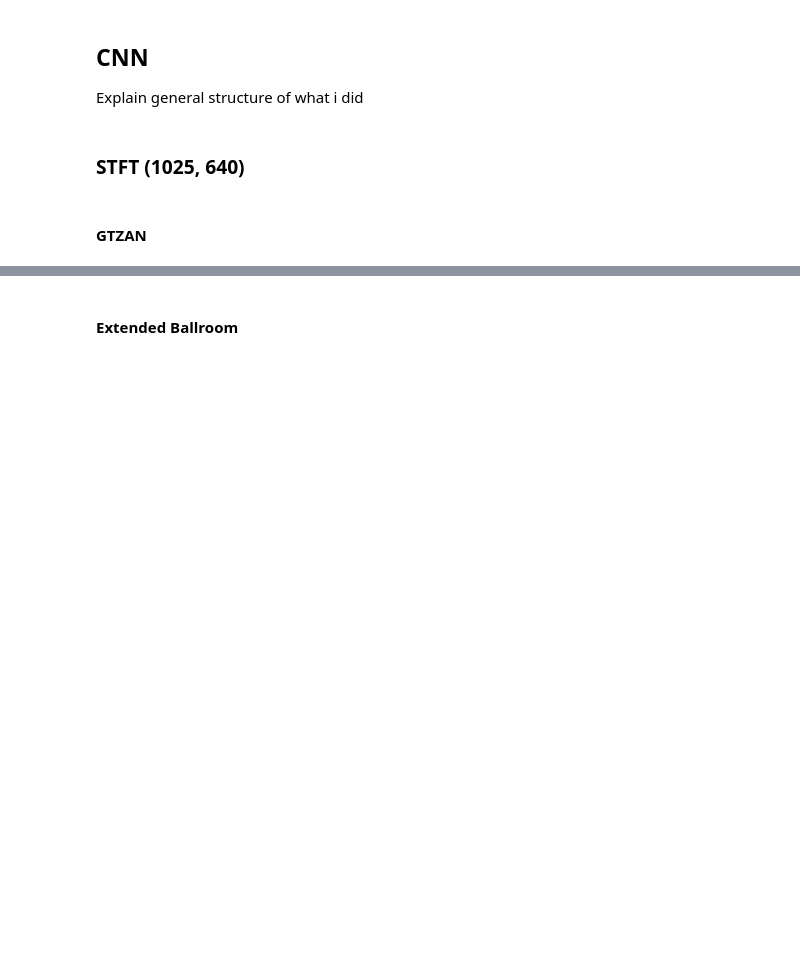
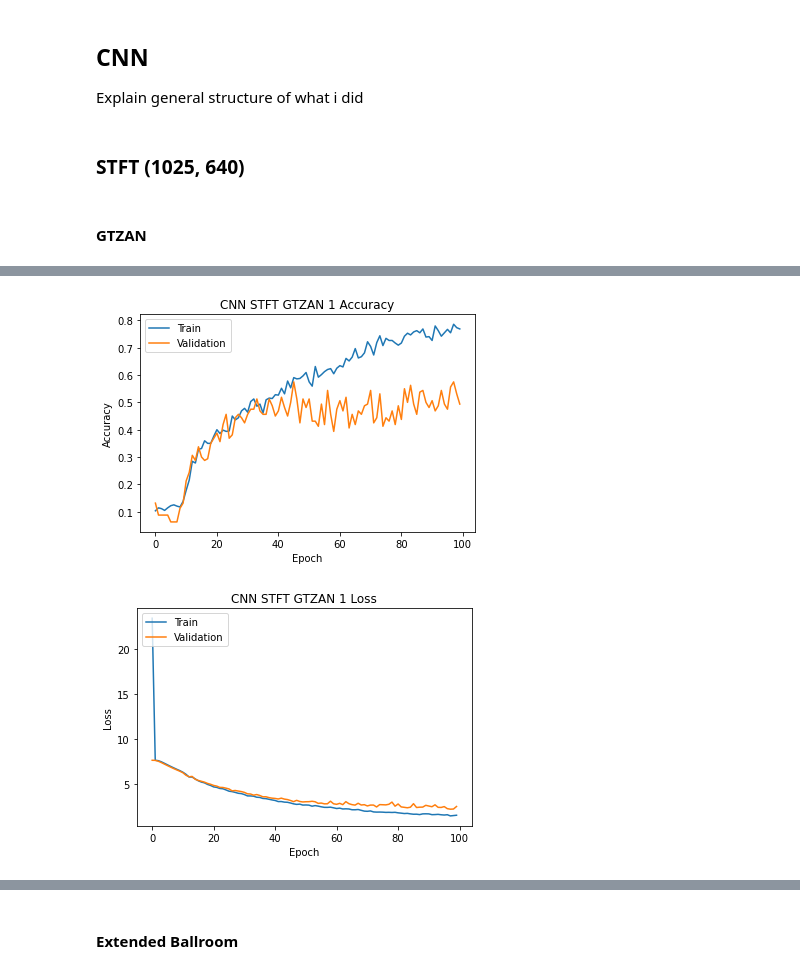
Before and after one commit to MarkGelo/CS-584, a Jupyter notebook: Project/Source/Music Genre Classification.ipynb, the cells around one changed output, grey strips where cells are left out. Cells and saved outputs as stored; diff of their text form; code cells hidden in the pictures; blank space fills up the shorter version.

```diff
--- a/Project/Source/Music Genre Classification.ipynb
+++ b/Project/Source/Music Genre Classification.ipynb
@@ -207,7 +260,7 @@ def conv_block(x, n_filters, kernel_size, conv_strides, pool_strides, pool_size)
     x = Dropout(0.25)(x) # to reduce overfitting # shouldnt do this when its first level
     return x
 # %%
-def CNN(input_shape, num_genres):
+def CNN(input_shape, num_genres, name):
     inpt = Input(shape=input_shape)
 
     x = conv_block(inpt, n_filters = 16, kernel_size = (3, 3),
@@ -234,16 +287,24 @@ def CNN(input_shape, num_genres):
                         activation='softmax',
                         kernel_regularizer = tf.keras.regularizers.l2(0.02))(x)
 
-    model = Model(inputs=inpt, outputs=predictions)
+    model = Model(inputs=inpt, outputs=predictions, name = name) # can add name
     return model
 # %% [markdown]
 #### GTZAN
 # %%
 # Get Features
-X_train, X_test, Y_train, Y_test = getFeatures("GTZAN", "stft", 10)
-
+uid = np.random.randint(1, 10000) # 'unique' id
+while sum([x.startswith(str(uid)) for x in os.listdir('models/')]) != 0: # if duplicate
+    uid = np.random.randint(1, 10000)
+split = 1
+mod = 'CNN'
+feat = 'STFT'
+dat = 'GTZAN'
+name = '_'.join([x.upper() for x in [str(uid), mod, feat,dat, str(split)]])
+X_train, X_test, Y_train, Y_test = getFeatures(dat, feat, split)
+#print(X_train.shape)
 # Model
-m = CNN(X_train.shape[1:] + (1,), 10)
+m = CNN(X_train.shape[1:] + (1,), 10, name)
 opt = keras.optimizers.Adam(lr = 0.001)
 m.compile(optimizer = opt, loss = "categorical_crossentropy", metrics = ['categorical_accuracy'])
 m.summary()
@@ -250,2 +329,7 @@ m.summary()
-# %%
-m.fit(X_train, Y_train, epochs = EPOCHS, batch_size = BATCH_SIZE)
+# %%
+checkpoint_path = 'checkpoints/{val_loss:.2f}-{epoch:02d}.hdf5'
+history = m.fit(X_train, Y_train, epochs = 100, batch_size = BATCH_SIZE, validation_split = 0.2,
+     callbacks = [EarlyStopping(monitor = 'val_loss', mode = 'auto', patience = 15),
+                 ModelCheckpoint(filepath = checkpoint_path, save_weights_only = False,
+                                monitor = 'val_loss', mode = 'min',
+                                save_best_only = True)])
@@ -251,0 +354,5 @@ m.fit(X_train, Y_train, epochs = EPOCHS, batch_size = BATCH_SIZE)
+# %%
+plot_graph(history, name) # should save the graphs as well
+# %% [output]
+[figure, added]
+[figure, added]
```
Also changed, not shown: parts of 105 cells of this notebook, 14 other files.
